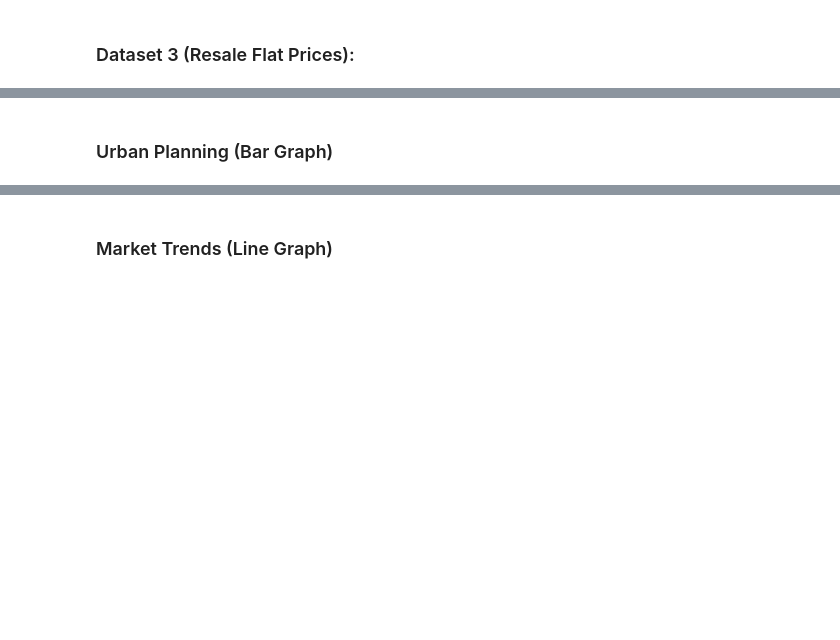
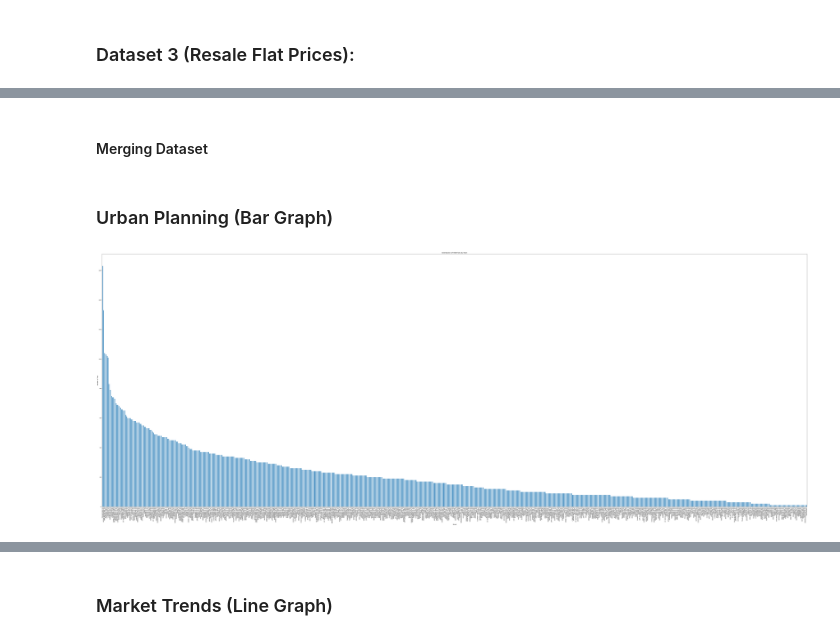
Before and after one commit to Reub26/Programming-for-Data-Science-CA2, a Jupyter notebook: main.ipynb, the cells around one changed output, grey strips where cells are left out. Cells and saved outputs as stored; diff of their text form; code cells hidden in the pictures; blank space fills up the shorter version.

Commit message:
uploaded 1 dataset and updated main

```diff
--- a/main.ipynb
+++ b/main.ipynb
@@ -88,0 +193,2 @@ max      114.000000          32.000000
+# %% [markdown]
+#### Merging Dataset
@@ -92,0 +200,11 @@ max      114.000000          32.000000
+# %%
+# Bar Graph
+
+plt.figure(figsize=(100, 36))
+property_info["street"].value_counts().plot(kind="bar")
+plt.title("Distribution of HDB Flats by Town")
+plt.xlabel("Street")
+plt.ylabel("Number of Flats")
+plt.show()
+# %% [output]
+[figure, added]
```
Also changed, not shown: parts of 18 cells of this notebook, 1 other file.
